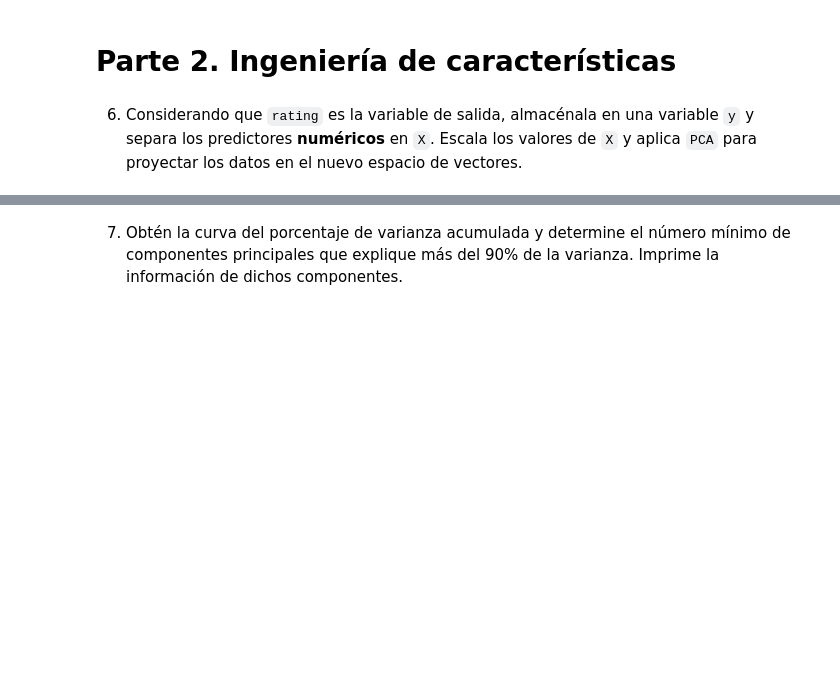
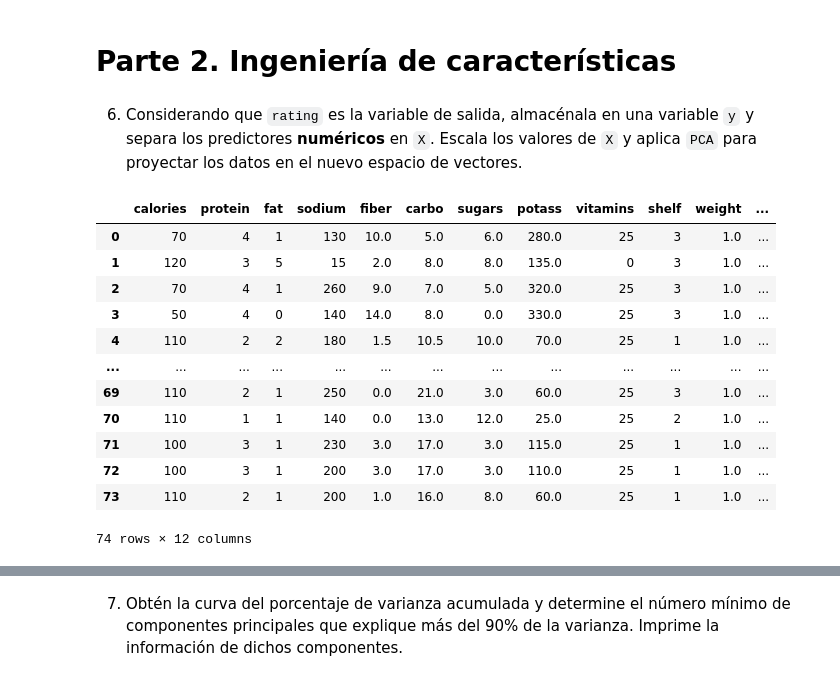
Before and after one commit to gparedesg/repo-equipo-1, a Jupyter notebook: Actividad7PCA.ipynb, the cells around one changed output, grey strips where cells are left out. Saved outputs shown, nothing was run; the diff lists cells and outputs as text; code cells hidden in the pictures; blank space fills up the shorter version.

```diff
--- a/Actividad7PCA.ipynb
+++ b/Actividad7PCA.ipynb
@@ -261,3 +264,20 @@ cereals_df
 # **Parte 2**. Ingeniería de características
 # %% [markdown]
 6. Considerando que `rating` es la variable de salida, almacénala en una variable `y` y separa los predictores **numéricos** en `X`. Escala los valores de `X` y aplica `PCA` para proyectar los datos en el nuevo espacio de vectores.
+# %%
+x = cereals_df.iloc[:,3:-1]
+x
+# %% [output]
+|  | calories | protein | fat | sodium | fiber | carbo | sugars | potass | vitamins | shelf | weight | ... |
+| 0 | 70 | 4 | 1 | 130 | 10.0 | 5.0 | 6.0 | 280.0 | 25 | 3 | 1.0 | ... |
+| 1 | 120 | 3 | 5 | 15 | 2.0 | 8.0 | 8.0 | 135.0 | 0 | 3 | 1.0 | ... |
+| 2 | 70 | 4 | 1 | 260 | 9.0 | 7.0 | 5.0 | 320.0 | 25 | 3 | 1.0 | ... |
+| 3 | 50 | 4 | 0 | 140 | 14.0 | 8.0 | 0.0 | 330.0 | 25 | 3 | 1.0 | ... |
+| 4 | 110 | 2 | 2 | 180 | 1.5 | 10.5 | 10.0 | 70.0 | 25 | 1 | 1.0 | ... |
+| ... | ... | ... | ... | ... | ... | ... | ... | ... | ... | ... | ... | ... |
+| 69 | 110 | 2 | 1 | 250 | 0.0 | 21.0 | 3.0 | 60.0 | 25 | 3 | 1.0 | ... |
+| 70 | 110 | 1 | 1 | 140 | 0.0 | 13.0 | 12.0 | 25.0 | 25 | 2 | 1.0 | ... |
+| 71 | 100 | 3 | 1 | 230 | 3.0 | 17.0 | 3.0 | 115.0 | 25 | 1 | 1.0 | ... |
+| 72 | 100 | 3 | 1 | 200 | 3.0 | 17.0 | 3.0 | 110.0 | 25 | 1 | 1.0 | ... |
+| 73 | 110 | 2 | 1 | 200 | 1.0 | 16.0 | 8.0 | 60.0 | 25 | 1 | 1.0 | ... |
+74 rows × 12 columns
```
Also changed, not shown: parts of 11 cells of this notebook.
